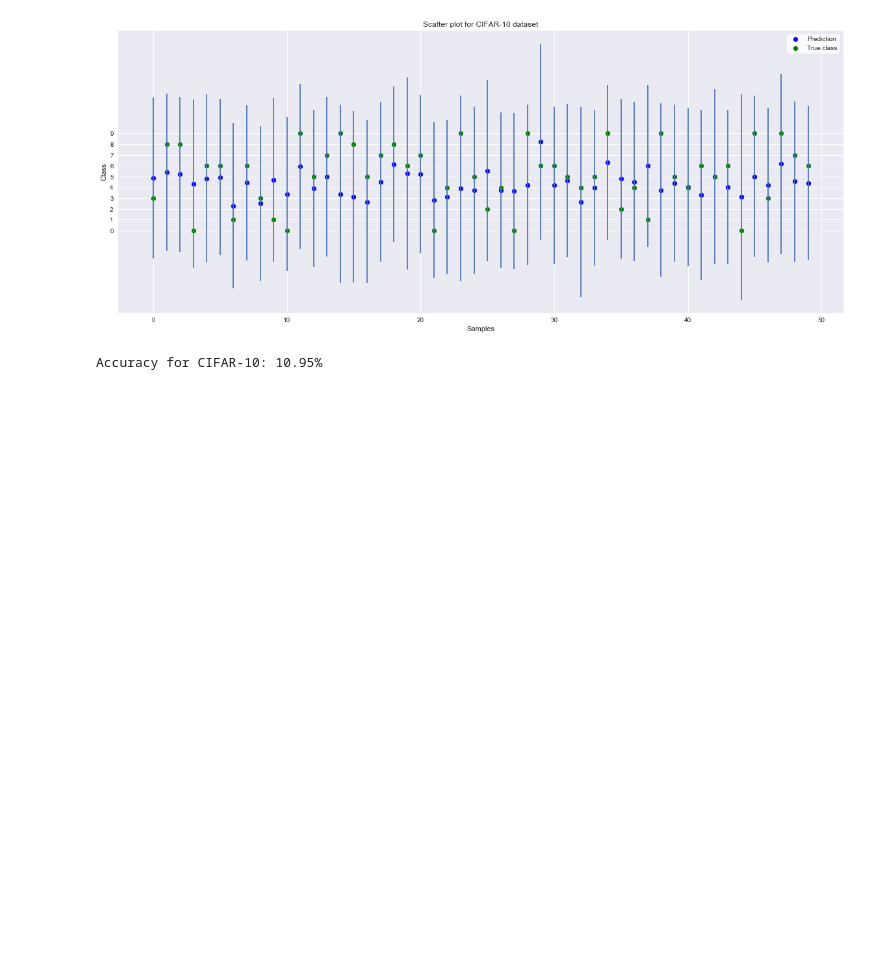
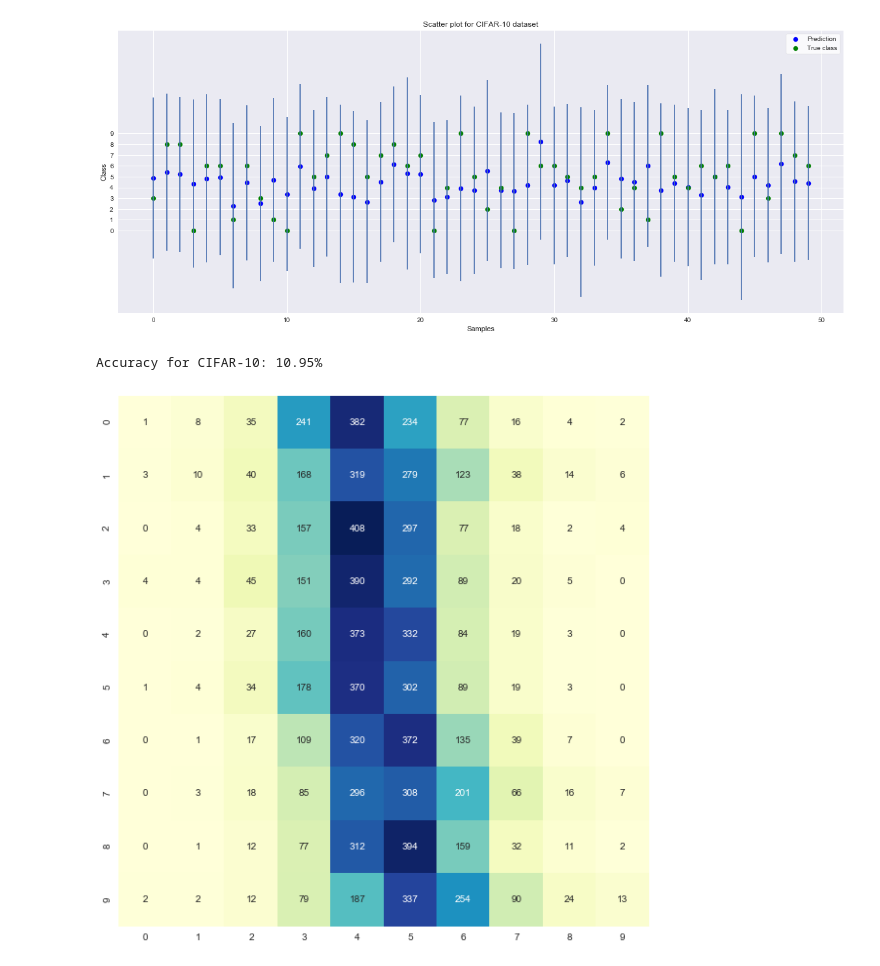
Before and after one commit to lomluca/asi_ae, a Jupyter notebook: assignment.ipynb, the cells around one changed output. Saved outputs shown, nothing was run; the diff lists cells and outputs as text; code cells hidden in the pictures; blank space fills up the shorter version.

```diff
--- a/assignment.ipynb
+++ b/assignment.ipynb
@@ -313,16 +315,24 @@ class BayesianLinReg:
         pass
 
     def fit(self, X, y):
-        X = get_X1(X)
-        self.w_hat = np.linalg.solve(X_.T.dot(X_), X_.T.dot(np.array(y)))
+        X1 = self.get_X1(X)
+        self.w_hat = np.linalg.solve(X1.T.dot(X1), X1.T.dot(np.array(y)))
         #self.w_hat = (np.linalg.inv(X_.T.dot(X_))).dot(X_.T).dot(np.array(y))
-        self.sigma2_hat = (y - X.dot(self.w_hat)).T.dot(y - X.dot(self.w_hat)) / len(X)
-        self.cov_w_hat = self.sigma2_hat * np.linalg.inv(X.T.dot(X))
+        self.sigma2_hat = (y - X1.dot(self.w_hat)).T.dot(y - X1.dot(self.w_hat)) / len(X1)
+        self.cov_w_hat = self.sigma2_hat * np.linalg.inv(X1.T.dot(X1))
 
     def get_X1(self, X):
         X1 = np.ones((len(X), len(X[0])+1))
         X1[:,:-1] = X
         return X1
 
-    def predict(self):
-        pass
+    def predict(self, X, get_confidence=False):
+        X1 = self.get_X1(X)
+        predictions = X1.dot(self.w_hat)
+        if get_confidence:
+            sigma2_new = np.zeros(len(X))
+            for i in range(len(X1)):
+                x_new = X1[i,:]
+                sigma2_new[i] = self.sigma2_hat + x_new.T.dot(self.cov_w_hat).dot(x_new)
+            return predictions, sigma2_new
+        return predictions
@@ -401,0 +379,8 @@ for i in range(len(X_test_one)):
+# %%
+X_train = cifar10_train.drop(columns="class").as_matrix() / 255
+y_train = cifar10_train["class"].as_matrix()
+X_test = cifar10_test.drop(columns="class").as_matrix() / 255
+blr2 = BayesianLinReg()
+blr2.fit(X_train, y_train)
+predictions, confidence = blr2.predict(X_test, True)
+print(mean_squared_error(fashion_mnist_test["label"], predictions))
@@ -419,3 +406,9 @@ predictions[predictions > 9] = 9
 print("Accuracy for CIFAR-10: %.2f%%" % ((cifar10_test["class"] == predictions).sum() / len(cifar10_test) * 100))
 # %% [output]
 Accuracy for CIFAR-10: 10.95%
+# %%
+plt.figure(figsize=(10,10))
+confusion_matrix_data = confusion_matrix(cifar10_test["class"], predictions)
+ax = sns.heatmap(confusion_matrix_data, annot=True, cbar=False, square=True, fmt='d', cmap="YlGnBu")
+# %% [output]
+[figure, added]
```
Also changed, not shown: parts of 14 cells of this notebook.
